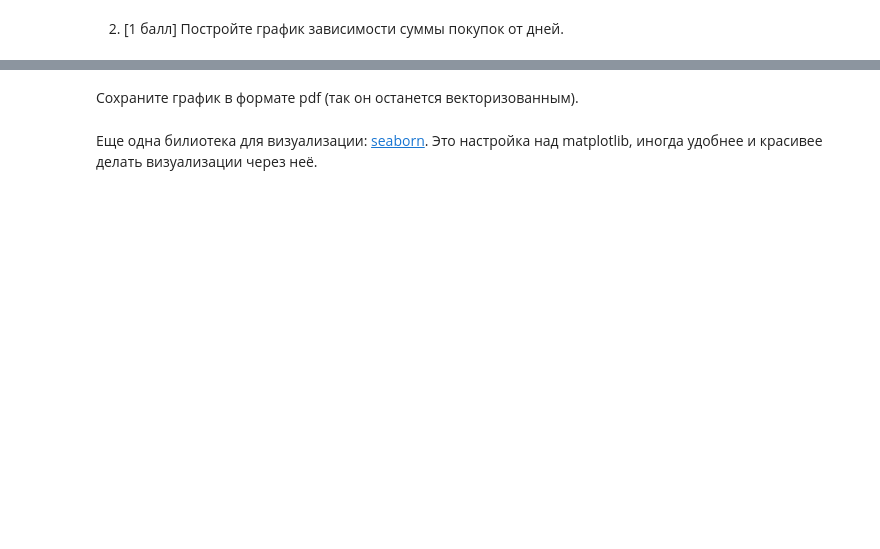
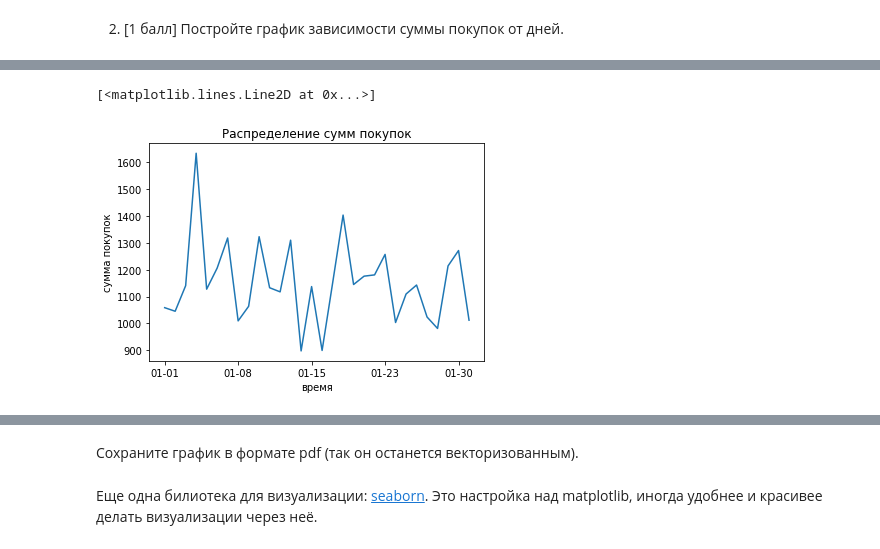
Before and after one commit to hse-mlearn/ha-01-mvdokuchaev, a Jupyter notebook: homework-practice-01.ipynb, the cells around one changed output, grey strips where cells are left out. Saved outputs shown, nothing was run; the diff lists cells and outputs as text; code cells hidden in the pictures; blank space fills up the shorter version.

```diff
--- a/homework-practice-01.ipynb
+++ b/homework-practice-01.ipynb
@@ -562,0 +587,12 @@ fig.subplots_adjust(wspace=0.5)
+# %%
+fig = plt.figure()
+bx1 = fig.add_subplot(1, 1, 1)
+bx1.set_title('Распределение сумм покупок')
+bx1.set_xlabel('время')
+bx1.set_ylabel('сумма покупок')
+ticks = bx1.set_xticks([0, 7, 14, 21, 28])
+labels = bx1.set_xticklabels(['01-01','01-08','01-15','01-23','01-30'])
+bx1.plot(data.groupby('date').sum()['item_price2'])
+# %% [output]
+[<matplotlib.lines.Line2D at 0x...>]
+[figure, added]
```
Also changed, not shown: parts of 14 cells of this notebook.
